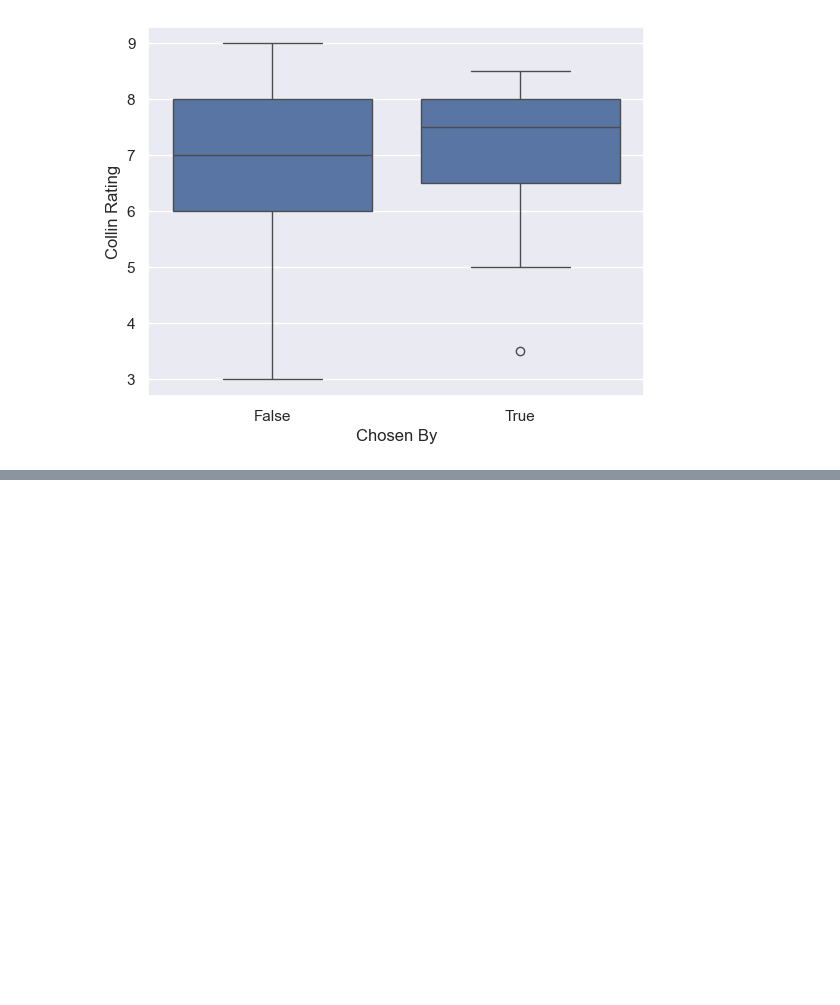
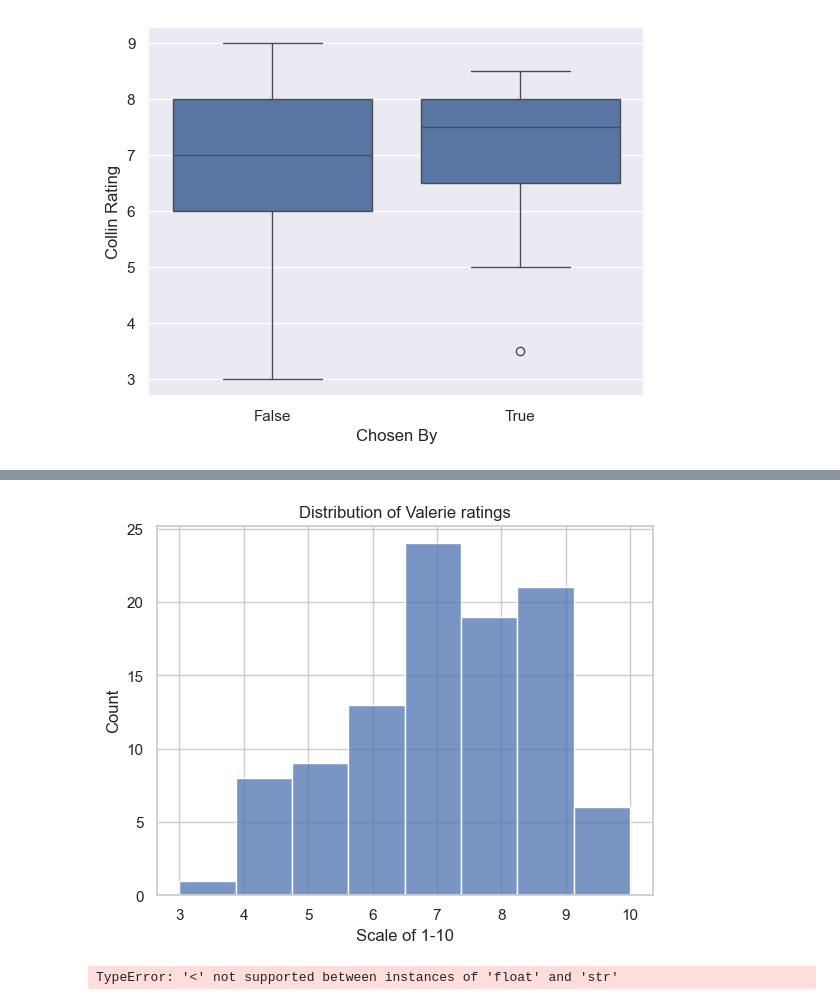
Before and after one commit to deleval001/movie_project, a Jupyter notebook: notebook.ipynb, the cells around one changed output, grey strips where cells are left out. Drawn from its saved outputs; the diff is of its cells as text; code cells hidden in the pictures; blank space fills up the shorter version.

```diff
--- a/notebook.ipynb
+++ b/notebook.ipynb
@@ -197,0 +275,32 @@ sns.boxplot( x = movie_list_real["Chosen By"]=='Collin', y=c_rating)
+# %%
+# Valerie rating histogram
+sns.histplot(data=movie_list_real, x=v_rating)
+plt.title('Distribution of Valerie ratings')
+plt.xlabel('Scale of 1-10')
+plt.ylabel('Count')
+plt.grid(True)
+plt.show()
+# %% [output]
+[figure, added]
+# %%
+#  mean rating per genre
+# movie_list_real["genre_mean"] = movie_list_real.groupby("Genre")["Collin Rating"].transform(lambda x: x.mean())
+# print(movie_list_real[["Genre","genre_mean"]].value_counts(ascending=False))
+
+
+movie_list_real
+
+
+# seperate genre categories TODO
+movie_list_real["Genre"].value_counts()
+
+movie_genre = (movie_list_real["Genre"])
+list = []
+
+for val in movie_genre:
+    if val not in list:
+        list.append(val)
+
+movie_genre
+# %% [output]
+TypeError: '<' not supported between instances of 'float' and 'str'
```
Also changed, not shown: parts of 10 cells of this notebook.
